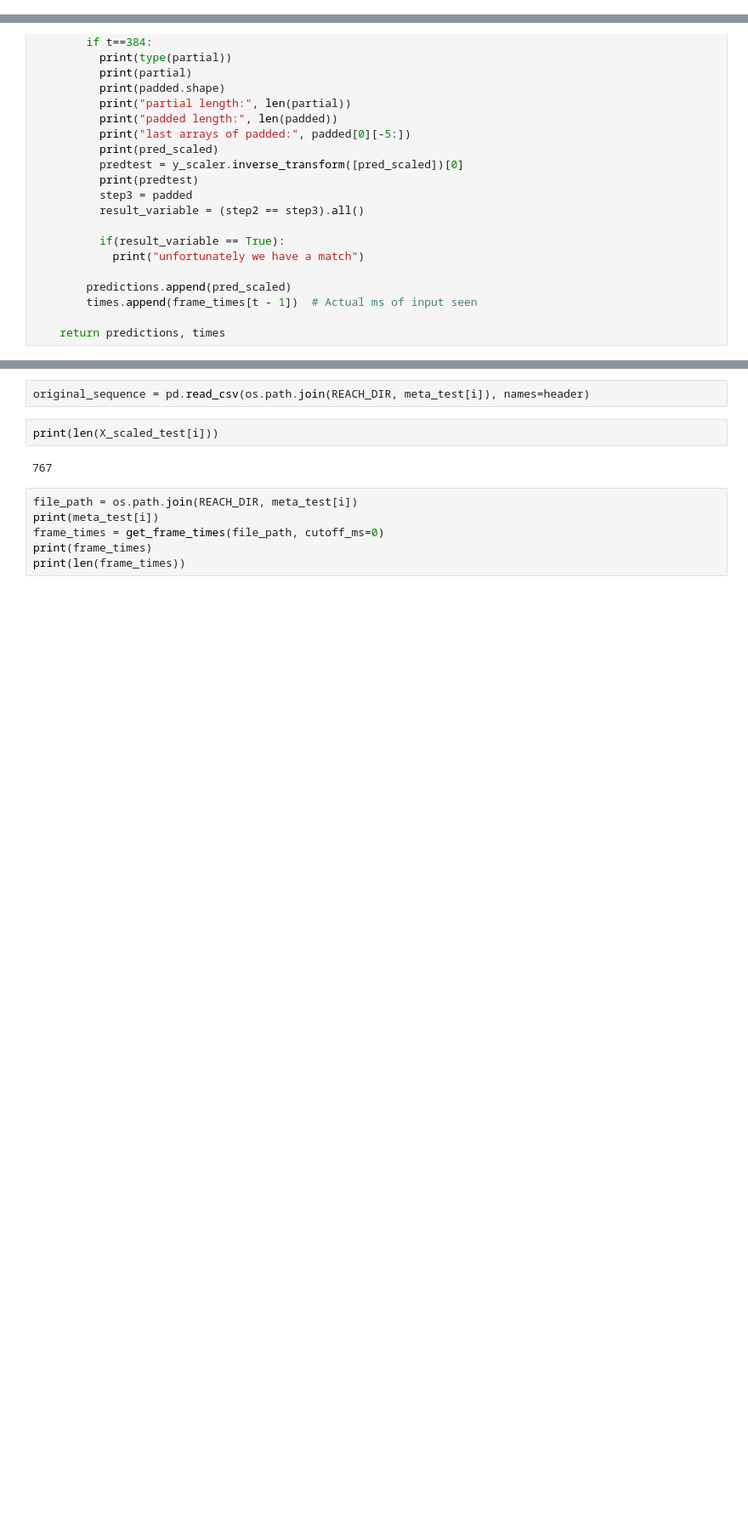
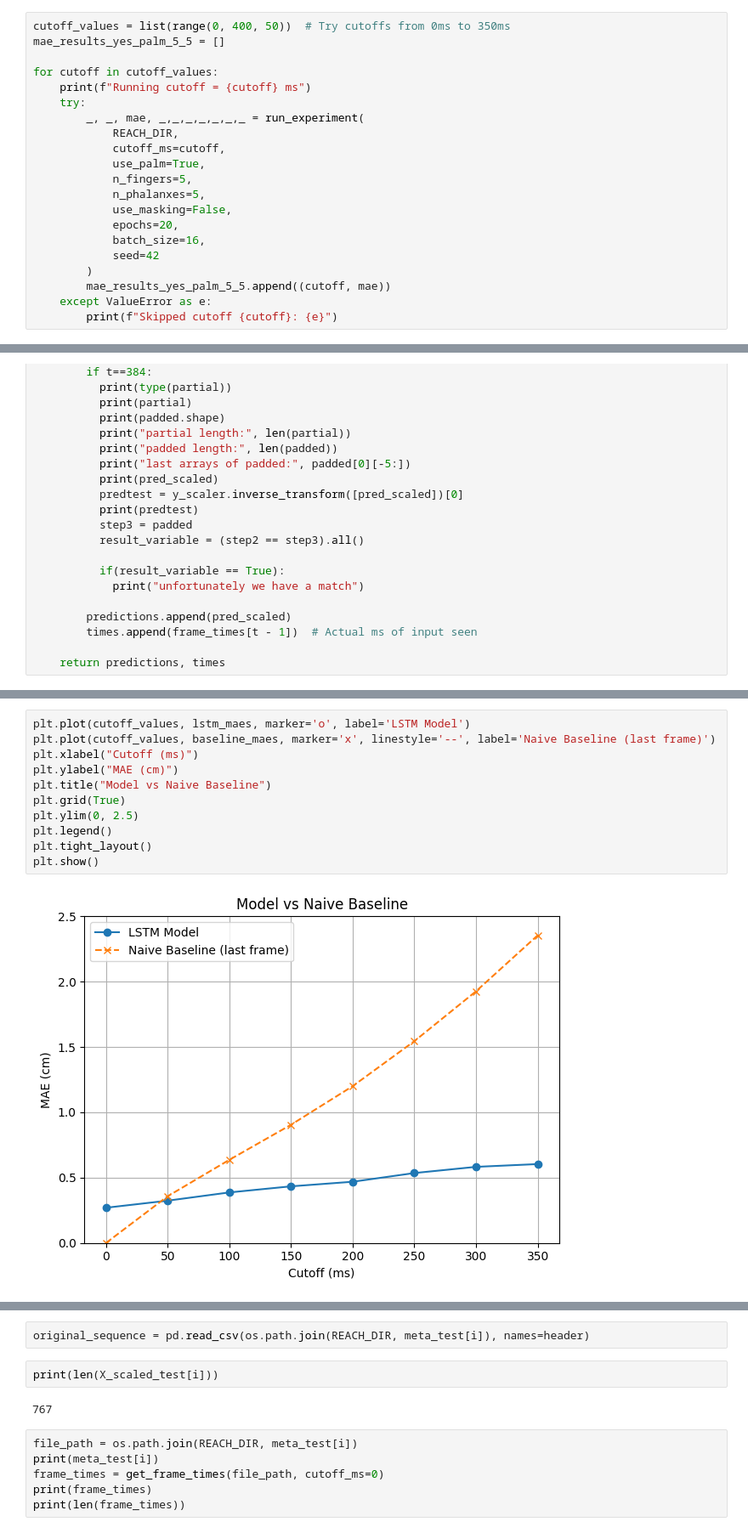
Before and after one commit to senakilinc/ReachToGraspPrediction, a Jupyter notebook: Prediction_ReachToGraspData.ipynb, the cells around one changed output, grey strips where cells are left out. Shown at 85% size. Saved outputs shown, nothing was run; the diff lists cells and outputs as text; blank space fills up the shorter version.

```diff
--- a/Prediction_ReachToGraspData.ipynb
+++ b/Prediction_ReachToGraspData.ipynb
@@ -267,0 +387,21 @@ plt.show()
+# %%
+cutoff_values = list(range(0, 400, 50))  # Try cutoffs from 0ms to 350ms
+mae_results_yes_palm_5_5 = []
+
+for cutoff in cutoff_values:
+    print(f"Running cutoff = {cutoff} ms")
+    try:
+        _, _, mae, _,_,_,_,_,_,_ = run_experiment(
+            REACH_DIR,
+            cutoff_ms=cutoff,
+            use_palm=True,
+            n_fingers=5,
+            n_phalanxes=5,
+            use_masking=False,
+            epochs=20,
+            batch_size=16,
+            seed=42
+        )
+        mae_results_yes_palm_5_5.append((cutoff, mae))
+    except ValueError as e:
+        print(f"Skipped cutoff {cutoff}: {e}")
@@ -467,0 +759,13 @@ def save_hand_prediction_gif_matplotlib(predictions, ground_truth, scaler, times
+# %%
+plt.plot(cutoff_values, lstm_maes, marker='o', label='LSTM Model')
+plt.plot(cutoff_values, baseline_maes, marker='x', linestyle='--', label='Naive Baseline (last frame)')
+plt.xlabel("Cutoff (ms)")
+plt.ylabel("MAE (cm)")
+plt.title("Model vs Naive Baseline")
+plt.grid(True)
+plt.ylim(0, 2.5)
+plt.legend()
+plt.tight_layout()
+plt.show()
+# %% [output]
+[figure, added]
```
Also changed, not shown: parts of 33 cells of this notebook.
